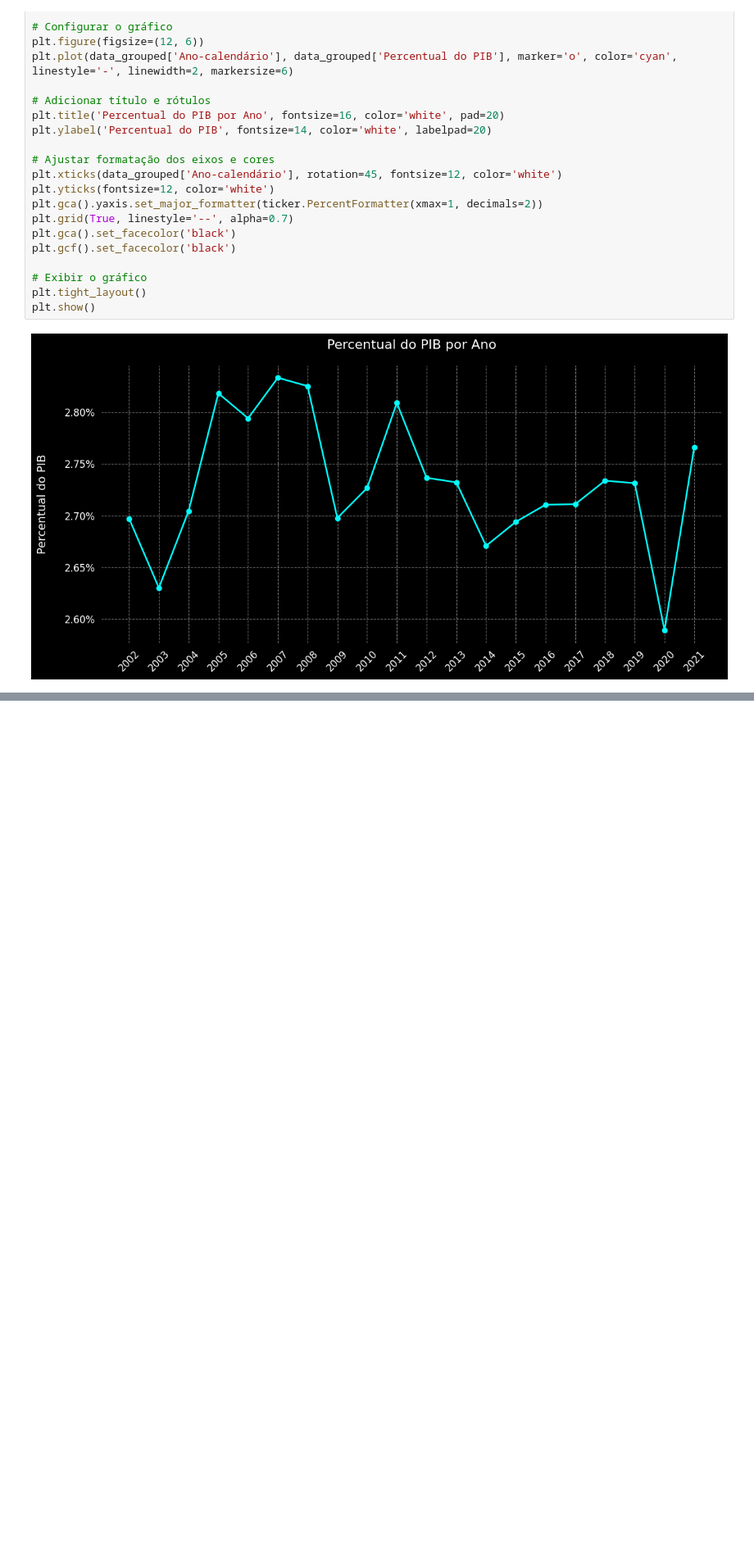
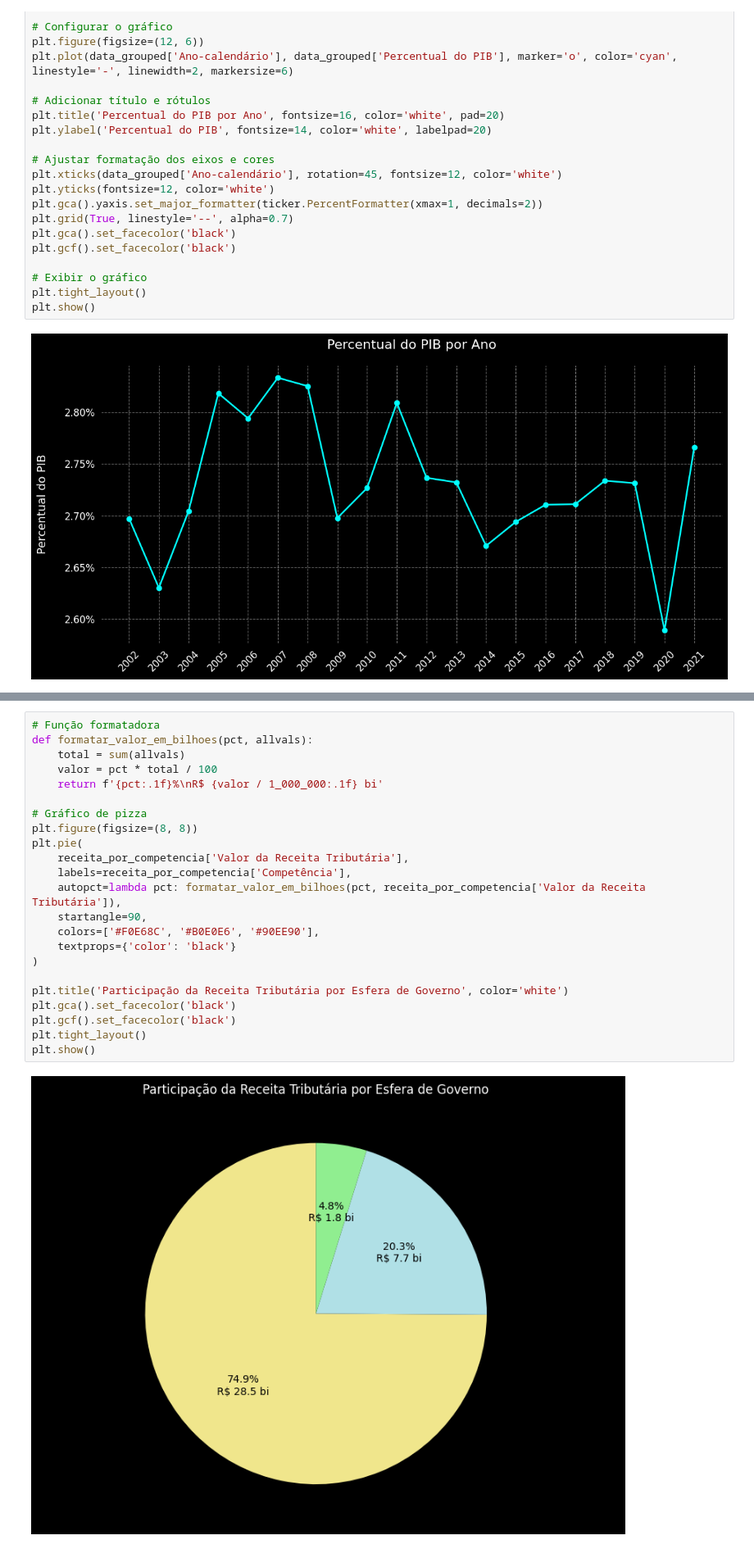
Before and after one commit to Giselle-Del-Sent/Data-Journey, a Jupyter notebook: Projeto_Receita_Tributária.ipynb, the cells around one changed output, grey strips where cells are left out. Shown at 82% size. Drawn from its saved outputs; the diff is of its cells as text; blank space fills up the shorter version.

```diff
--- a/Projeto_Receita_Tributária.ipynb
+++ b/Projeto_Receita_Tributária.ipynb
@@ -233,0 +272,25 @@ As medidas restritivas, o fechamento de negócios e a redução da atividade eco
+# %%
+# Função formatadora
+def formatar_valor_em_bilhoes(pct, allvals):
+    total = sum(allvals)
+    valor = pct * total / 100
+    return f'{pct:.1f}%\nR$ {valor / 1_000_000:.1f} bi'
+
+# Gráfico de pizza
+plt.figure(figsize=(8, 8))
+plt.pie(
+    receita_por_competencia['Valor da Receita Tributária'],
+    labels=receita_por_competencia['Competência'],
+    autopct=lambda pct: formatar_valor_em_bilhoes(pct, receita_por_competencia['Valor da Receita Tributária']),
+    startangle=90,
+    colors=['#F0E68C', '#B0E0E6', '#90EE90'],
+    textprops={'color': 'black'}
+)
+
+plt.title('Participação da Receita Tributária por Esfera de Governo', color='white')
+plt.gca().set_facecolor('black')
+plt.gcf().set_facecolor('black')
+plt.tight_layout()
+plt.show()
+# %% [output]
+[figure, added]
```
Also changed, not shown: parts of 8 cells of this notebook.
